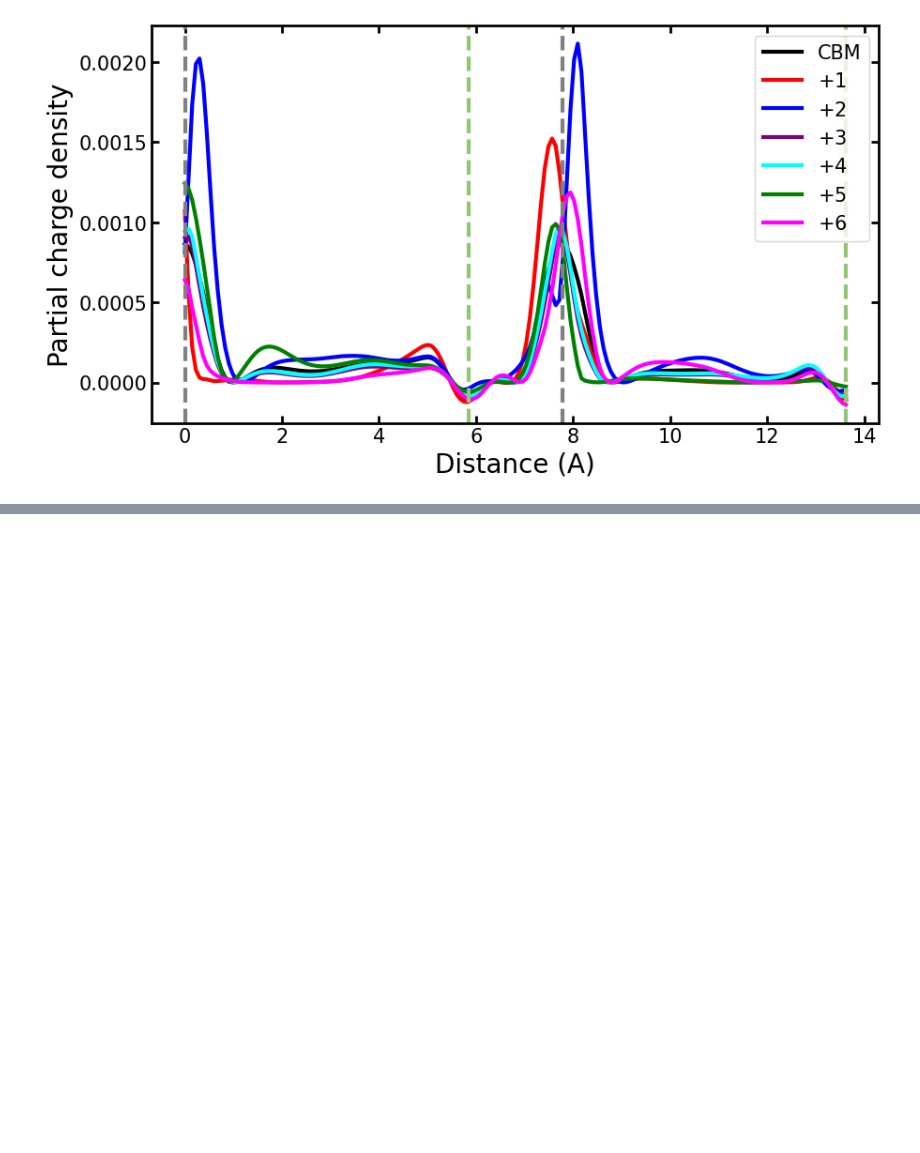
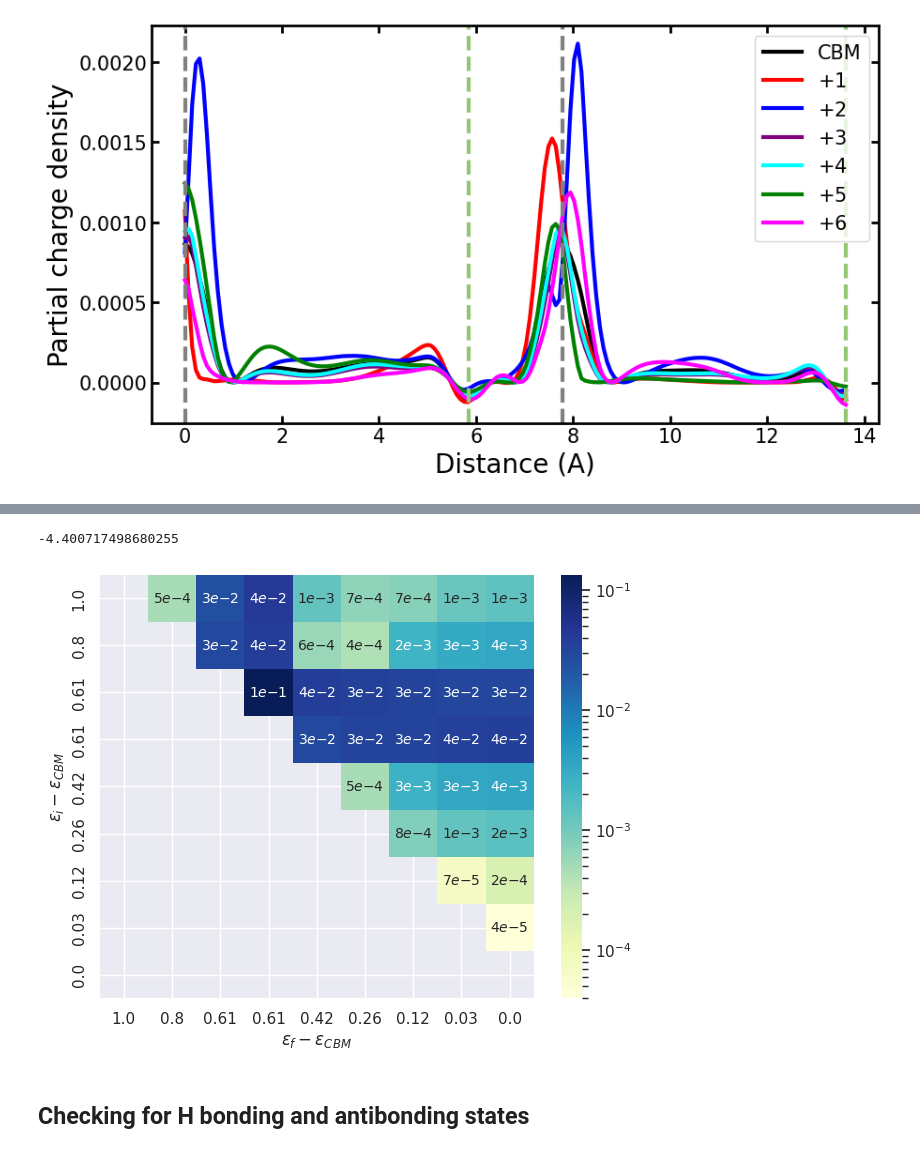
Before and after one commit to laurarnichols/CrossSectionCalculations, a Jupyter notebook: DefectExplorationInGaN/Analysis.ipynb, the cells around one changed output, grey strips where cells are left out. Cells and saved outputs as stored; diff of their text form; code cells hidden in the pictures; blank space fills up the shorter version.

```diff
--- a/DefectExplorationInGaN/Analysis.ipynb
+++ b/DefectExplorationInGaN/Analysis.ipynb
@@ -243,0 +425,53 @@ plt.show()
+# %%
+np.log10(Sj)[1,0]
+# %% [output]
+-4.400717498680255
+# %%
+Sjplot = np.zeros_like(Sj)
+
+for i in range(9):
+    Sjplot[:,i] = np.flip(Sj[:,i])
+
+for i in range(9):
+    Sjplot[i,:] = np.flip(Sjplot[i,:])
+# %%
+plt.figure(figsize=(7,5.5))
+sb.set(font_scale=1.0)
+#mask = np.triu(np.ones_like(Sjplot))
+# Define custom style with light grey background and white grid lines
+custom_style = {
+    "axes.facecolor": "#EAEAF2",  # Background color
+    "grid.color": "white",           # Grid line color
+}
+
+# Set the custom style
+sb.set_style(style="whitegrid", rc=custom_style)
+
+s = sb.heatmap(Sjplot,
+               cmap="YlGnBu",
+               xticklabels=np.flip(np.round(bandE,2)),
+               yticklabels=np.flip(np.round(bandE,2)),
+               annot=True,
+               fmt='.0e',
+               mask=Sjplot==0.0,
+               norm=LogNorm())
+s.set(xlabel='$\epsilon_f-\epsilon_{CBM}$', ylabel='$\epsilon_i-\epsilon_{CBM}$')
+
+# Define a custom formatter function for annotations
+def custom_formatter(x):
+    """
+    Custom formatter function to format numbers in scientific notation with one digit in the exponent.
+    """
+    parts = '{:.0e}'.format(x).split('e')
+    return fr'${parts[0]}e{{{int(parts[1]):d}}}$'
+
+# Apply the custom formatter to the annotations
+for t in s.texts:
+    t.set_text(custom_formatter(float(t.get_text())))
+    t.set_fontsize(10)
+
+plt.show()
+# %% [output]
+[figure, added]
+# %% [markdown]
+## Checking for H bonding and antibonding states
```
Also changed, not shown: parts of 16 cells of this notebook, 1 other file.
